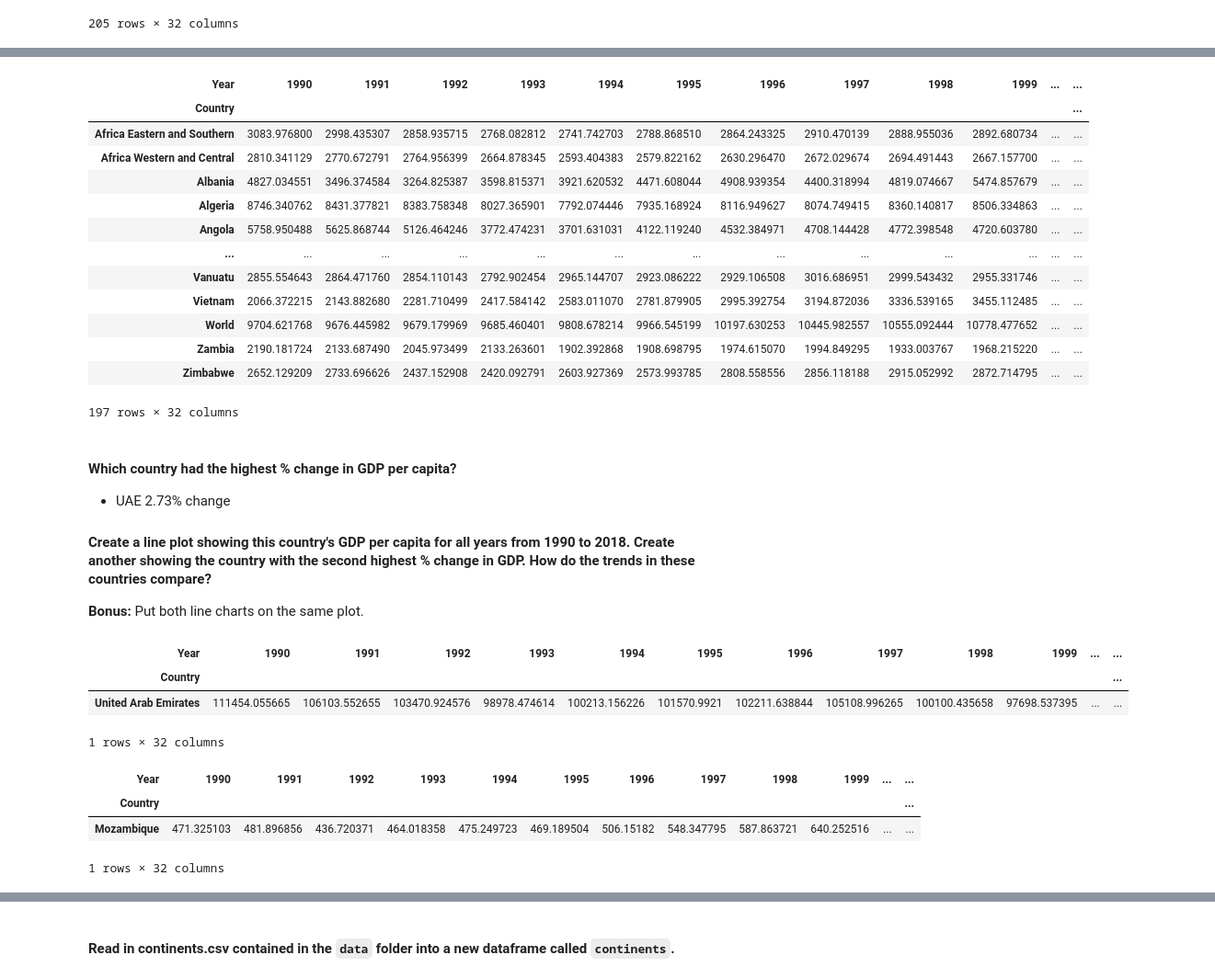
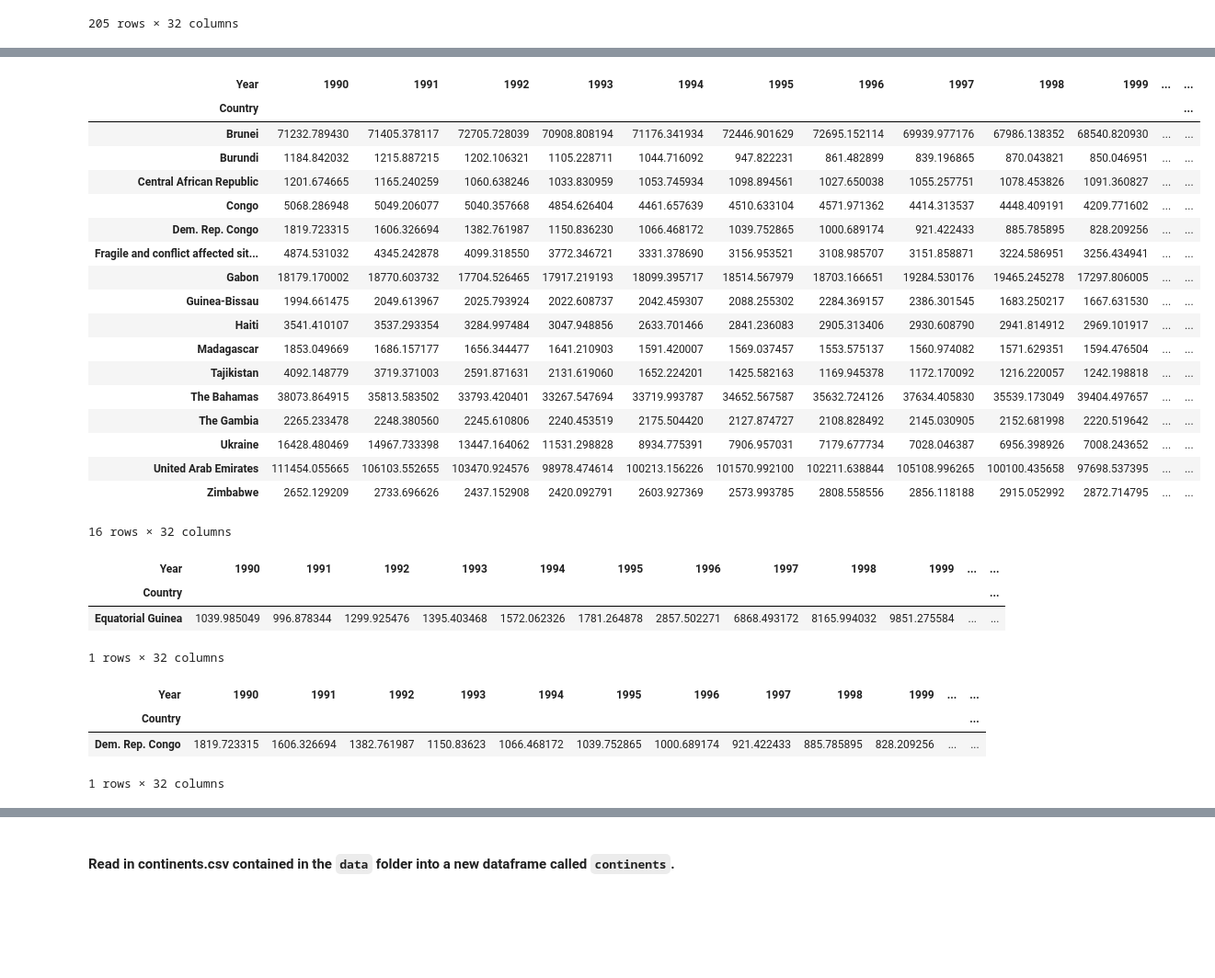
Before and after one commit to nss-data-science-cohort-7/un-exploration-gtorres2, a Jupyter notebook: UN_EXPLORATION_2.ipynb, the cells around one changed output, grey strips where cells are left out. Shown: that part at 92% size. Drawn from its saved outputs; the diff is of its cells as text; code cells hidden in the pictures; blank space fills up the shorter version.

```diff
--- a/UN_EXPLORATION_2.ipynb
+++ b/UN_EXPLORATION_2.ipynb
@@ -452,10 +471,10 @@ gdp_pivoted
 #### Create a new column in `gdp_pivoted` named `Percent_Change`.  Column should contain the percent change in GDP_Per_Capita from 1990 to 2018.
 *** Hint: Percent change is calculated as 100*(New Value - Old Value) / Old Value.
 # %%
-#df[percent] = (df['column_name'] / df['column_name'].sum()) * 100
+#df[percent] = (df['column_name2'])-(df['column_name1']) / df['column_name1']) * 100
 
-gdp_pivoted['Percent_Change'] = (gdp_pivoted[1990] /
-                                 gdp_pivoted[2018].sum()) * 100
+gdp_pivoted['Percent_Change'] = ((gdp_pivoted[2018]- gdp_pivoted[1990]) /
+                                 gdp_pivoted[1990]) * 100
 gdp_pivoted
 # %% [output]
 | Year | 1990 | 1991 | 1992 | 1993 | 1994 | 1995 | 1996 | 1997 | 1998 | 1999 | ... | ... |
@@ -494,34 +505,32 @@ gdp_pivoted.sort_values(by= 'Percent_Change', ascending=True)
 # %%
-gdp_pivoted[gdp_pivoted['Percent_Change'] < 1]
+gdp_pivoted[gdp_pivoted['Percent_Change'] <= -1]
 # %% [output]
 | Year | 1990 | 1991 | 1992 | 1993 | 1994 | 1995 | 1996 | 1997 | 1998 | 1999 | ... | ... |
 | Country |  |  |  |  |  |  |  |  |  |  |  | ... |
-| Africa Eastern and Southern | 3083.976800 | 2998.435307 | 2858.935715 | 2768.082812 | 2741.742703 | 2788.868510 | 2864.243325 | 2910.470139 | 2888.955036 | 2892.680734 | ... | ... |
-| Africa Western and Central | 2810.341129 | 2770.672791 | 2764.956399 | 2664.878345 | 2593.404383 | 2579.822162 | 2630.296470 | 2672.029674 | 2694.491443 | 2667.157700 | ... | ... |
-| Albania | 4827.034551 | 3496.374584 | 3264.825387 | 3598.815371 | 3921.620532 | 4471.608044 | 4908.939354 | 4400.318994 | 4819.074667 | 5474.857679 | ... | ... |
-| Algeria | 8746.340762 | 8431.377821 | 8383.758348 | 8027.365901 | 7792.074446 | 7935.168924 | 8116.949627 | 8074.749415 | 8360.140817 | 8506.334863 | ... | ... |
-| Angola | 5758.950488 | 5625.868744 | 5126.464246 | 3772.474231 | 3701.631031 | 4122.119240 | 4532.384971 | 4708.144428 | 4772.398548 | 4720.603780 | ... | ... |
-| ... | ... | ... | ... | ... | ... | ... | ... | ... | ... | ... | ... | ... |
-| Vanuatu | 2855.554643 | 2864.471760 | 2854.110143 | 2792.902454 | 2965.144707 | 2923.086222 | 2929.106508 | 3016.686951 | 2999.543432 | 2955.331746 | ... | ... |
-| Vietnam | 2066.372215 | 2143.882680 | 2281.710499 | 2417.584142 | 2583.011070 | 2781.879905 | 2995.392754 | 3194.872036 | 3336.539165 | 3455.112485 | ... | ... |
-| World | 9704.621768 | 9676.445982 | 9679.179969 | 9685.460401 | 9808.678214 | 9966.545199 | 10197.630253 | 10445.982557 | 10555.092444 | 10778.477652 | ... | ... |
-| Zambia | 2190.181724 | 2133.687490 | 2045.973499 | 2133.263601 | 1902.392868 | 1908.698795 | 1974.615070 | 1994.849295 | 1933.003767 | 1968.215220 | ... | ... |
+| Brunei | 71232.789430 | 71405.378117 | 72705.728039 | 70908.808194 | 71176.341934 | 72446.901629 | 72695.152114 | 69939.977176 | 67986.138352 | 68540.820930 | ... | ... |
+| Burundi | 1184.842032 | 1215.887215 | 1202.106321 | 1105.228711 | 1044.716092 | 947.822231 | 861.482899 | 839.196865 | 870.043821 | 850.046951 | ... | ... |
+| Central African Republic | 1201.674665 | 1165.240259 | 1060.638246 | 1033.830959 | 1053.745934 | 1098.894561 | 1027.650038 | 1055.257751 | 1078.453826 | 1091.360827 | ... | ... |
+| Congo | 5068.286948 | 5049.206077 | 5040.357668 | 4854.626404 | 4461.657639 | 4510.633104 | 4571.971362 | 4414.313537 | 4448.409191 | 4209.771602 | ... | ... |
+| Dem. Rep. Congo | 1819.723315 | 1606.326694 | 1382.761987 | 1150.836230 | 1066.468172 | 1039.752865 | 1000.689174 | 921.422433 | 885.785895 | 828.209256 | ... | ... |
+| Fragile and conflict affected sit... | 4874.531032 | 4345.242878 | 4099.318550 | 3772.346721 | 3331.378690 | 3156.953521 | 3108.985707 | 3151.858871 | 3224.586951 | 3256.434941 | ... | ... |
+| Gabon | 18179.170002 | 18770.603732 | 17704.526465 | 17917.219193 | 18099.395717 | 18514.567979 | 18703.166651 | 19284.530176 | 19465.245278 | 17297.806005 | ... | ... |
+| Guinea-Bissau | 1994.661475 | 2049.613967 | 2025.793924 | 2022.608737 | 2042.459307 | 2088.255302 | 2284.369157 | 2386.301545 | 1683.250217 | 1667.631530 | ... | ... |
+| Haiti | 3541.410107 | 3537.293354 | 3284.997484 | 3047.948856 | 2633.701466 | 2841.236083 | 2905.313406 | 2930.608790 | 2941.814912 | 2969.101917 | ... | ... |
+| Madagascar | 1853.049669 | 1686.157177 | 1656.344477 | 1641.210903 | 1591.420007 | 1569.037457 | 1553.575137 | 1560.974082 | 1571.629351 | 1594.476504 | ... | ... |
+| Tajikistan | 4092.148779 | 3719.371003 | 2591.871631 | 2131.619060 | 1652.224201 | 1425.582163 | 1169.945378 | 1172.170092 | 1216.220057 | 1242.198818 | ... | ... |
+| The Bahamas | 38073.864915 | 35813.583502 | 33793.420401 | 33267.547694 | 33719.993787 | 34652.567587 | 35632.724126 | 37634.405830 | 35539.173049 | 39404.497657 | ... | ... |
+| The Gambia | 2265.233478 | 2248.380560 | 2245.610806 | 2240.453519 | 2175.504420 | 2127.874727 | 2108.828492 | 2145.030905 | 2152.681998 | 2220.519642 | ... | ... |
+| Ukraine | 16428.480469 | 14967.733398 | 13447.164062 | 11531.298828 | 8934.775391 | 7906.957031 | 7179.677734 | 7028.046387 | 6956.398926 | 7008.243652 | ... | ... |
+| United Arab Emirates | 111454.055665 | 106103.552655 | 103470.924576 | 98978.474614 | 100213.156226 | 101570.992100 | 102211.638844 | 105108.996265 | 100100.435658 | 97698.537395 | ... | ... |
 | Zimbabwe | 2652.129209 | 2733.696626 | 2437.152908 | 2420.092791 | 2603.927369 | 2573.993785 | 2808.558556 | 2856.118188 | 2915.052992 | 2872.714795 | ... | ... |
-197 rows × 32 columns
+16 rows × 32 columns
-# %% [markdown]
-#### Which country had the highest % change in GDP per capita?
-- UAE 2.73% change
-
-#### Create a line plot showing this country's GDP per capita for all years from 1990 to 2018. Create another showing the country with the second highest % change in GDP. How do the trends in these countries compare?
-
-**Bonus:** Put both line charts on the same plot.
 # %%
 gdp_pivoted_max = gdp_pivoted[gdp_pivoted.Percent_Change == gdp_pivoted.Percent_Change.max()]
 gdp_pivoted_max
 # %% [output]
 | Year | 1990 | 1991 | 1992 | 1993 | 1994 | 1995 | 1996 | 1997 | 1998 | 1999 | ... | ... |
 | Country |  |  |  |  |  |  |  |  |  |  |  | ... |
-| United Arab Emirates | 111454.055665 | 106103.552655 | 103470.924576 | 98978.474614 | 100213.156226 | 101570.9921 | 102211.638844 | 105108.996265 | 100100.435658 | 97698.537395 | ... | ... |
+| Equatorial Guinea | 1039.985049 | 996.878344 | 1299.925476 | 1395.403468 | 1572.062326 | 1781.264878 | 2857.502271 | 6868.493172 | 8165.994032 | 9851.275584 | ... | ... |
 1 rows × 32 columns
 # %%
 gdp_pivoted_min = gdp_pivoted[gdp_pivoted.Percent_Change == gdp_pivoted.Percent_Change.min()]
@@ -529,5 +538,5 @@ gdp_pivoted_min
 # %% [output]
 | Year | 1990 | 1991 | 1992 | 1993 | 1994 | 1995 | 1996 | 1997 | 1998 | 1999 | ... | ... |
 | Country |  |  |  |  |  |  |  |  |  |  |  | ... |
-| Mozambique | 471.325103 | 481.896856 | 436.720371 | 464.018358 | 475.249723 | 469.189504 | 506.15182 | 548.347795 | 587.863721 | 640.252516 | ... | ... |
+| Dem. Rep. Congo | 1819.723315 | 1606.326694 | 1382.761987 | 1150.83623 | 1066.468172 | 1039.752865 | 1000.689174 | 921.422433 | 885.785895 | 828.209256 | ... | ... |
 1 rows × 32 columns
```
Also changed, not shown: parts of 97 cells of this notebook.
